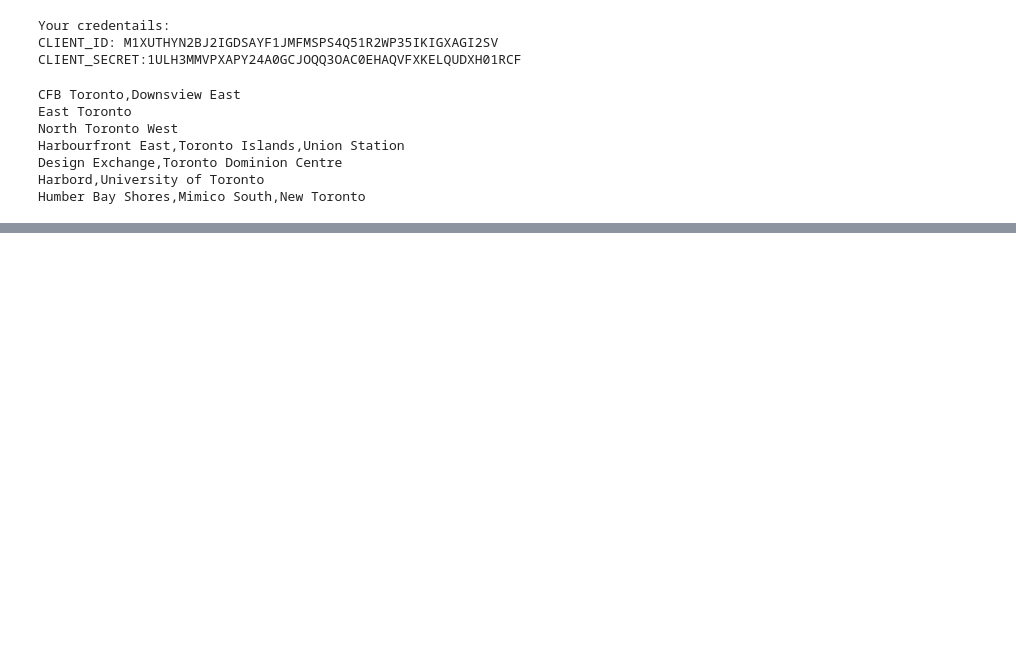
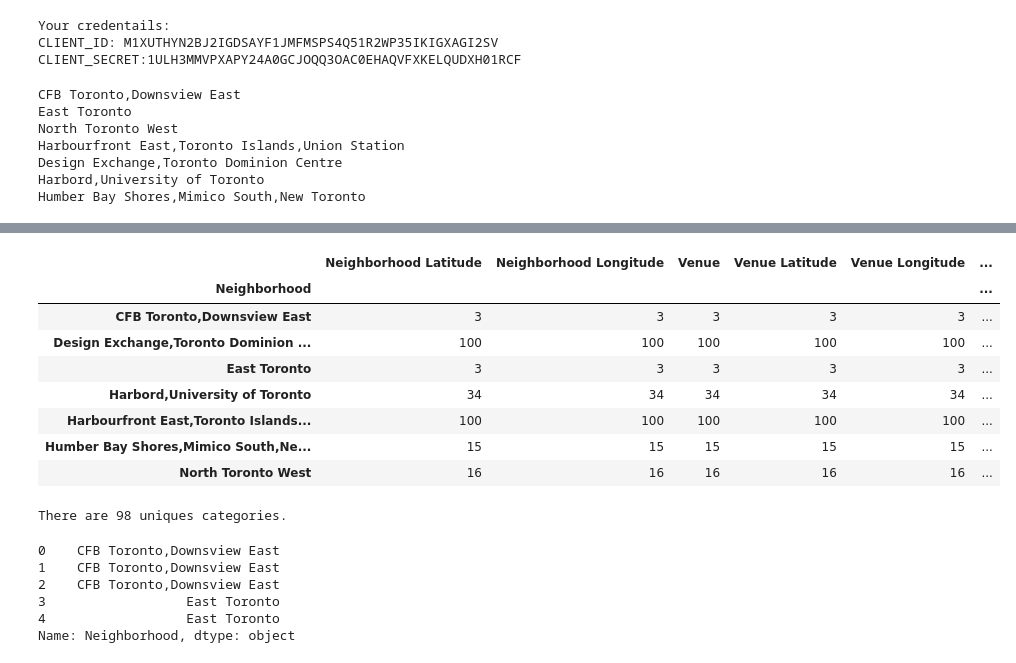
Before and after one commit to MohanRa/Capstone-BattleOfNeighbourhood, a Jupyter notebook: Cluster_Toronto.ipynb, the cells around one changed output, grey strips where cells are left out. Saved outputs shown, nothing was run; the diff lists cells and outputs as text; code cells hidden in the pictures; blank space fills up the shorter version.

```diff
--- a/Cluster_Toronto.ipynb
+++ b/Cluster_Toronto.ipynb
@@ -159,0 +168,25 @@ manhattan_venues.head()
+# %%
+Toronto_venues.groupby('Neighborhood').count()
+# %% [output]
+|  | Neighborhood Latitude | Neighborhood Longitude | Venue | Venue Latitude | Venue Longitude | ... |
+| Neighborhood |  |  |  |  |  | ... |
+| CFB Toronto,Downsview East | 3 | 3 | 3 | 3 | 3 | ... |
+| Design Exchange,Toronto Dominion ... | 100 | 100 | 100 | 100 | 100 | ... |
+| East Toronto | 3 | 3 | 3 | 3 | 3 | ... |
+| Harbord,University of Toronto | 34 | 34 | 34 | 34 | 34 | ... |
+| Harbourfront East,Toronto Islands... | 100 | 100 | 100 | 100 | 100 | ... |
+| Humber Bay Shores,Mimico South,Ne... | 15 | 15 | 15 | 15 | 15 | ... |
+| North Toronto West | 16 | 16 | 16 | 16 | 16 | ... |
+# %%
+print('There are {} uniques categories.'.format(len(Toronto_venues['Venue Category'].unique())))
+# %% [output]
+There are 98 uniques categories.
+# %%
+Toronto_venues['Neighborhood'].head()
+# %% [output]
+0    CFB Toronto,Downsview East
+1    CFB Toronto,Downsview East
+2    CFB Toronto,Downsview East
+3                  East Toronto
+4                  East Toronto
+Name: Neighborhood, dtype: object
```
Also changed, not shown: parts of 3 cells of this notebook.
